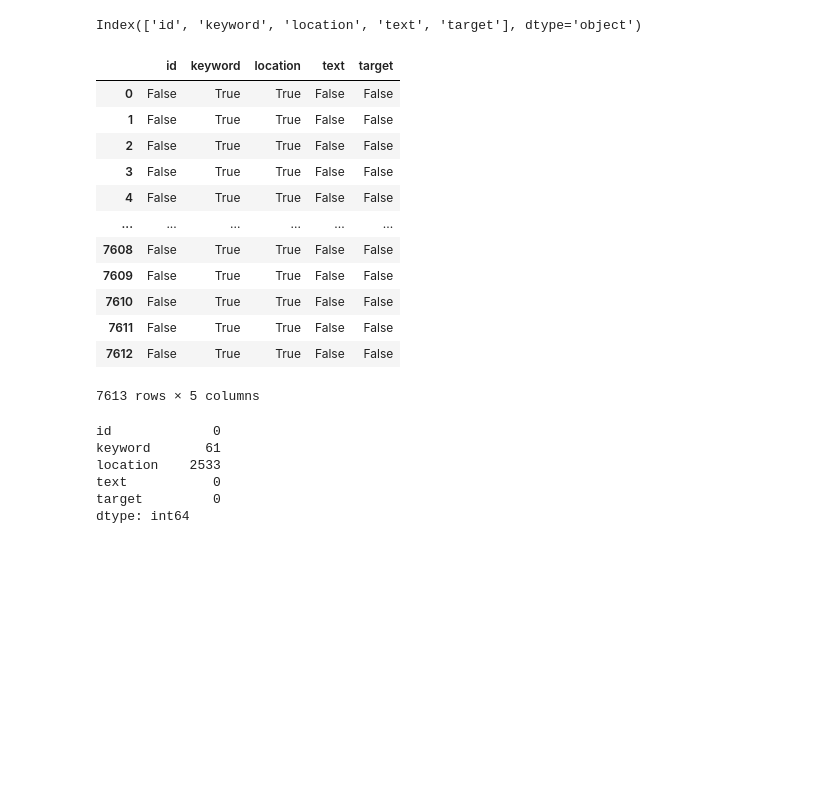
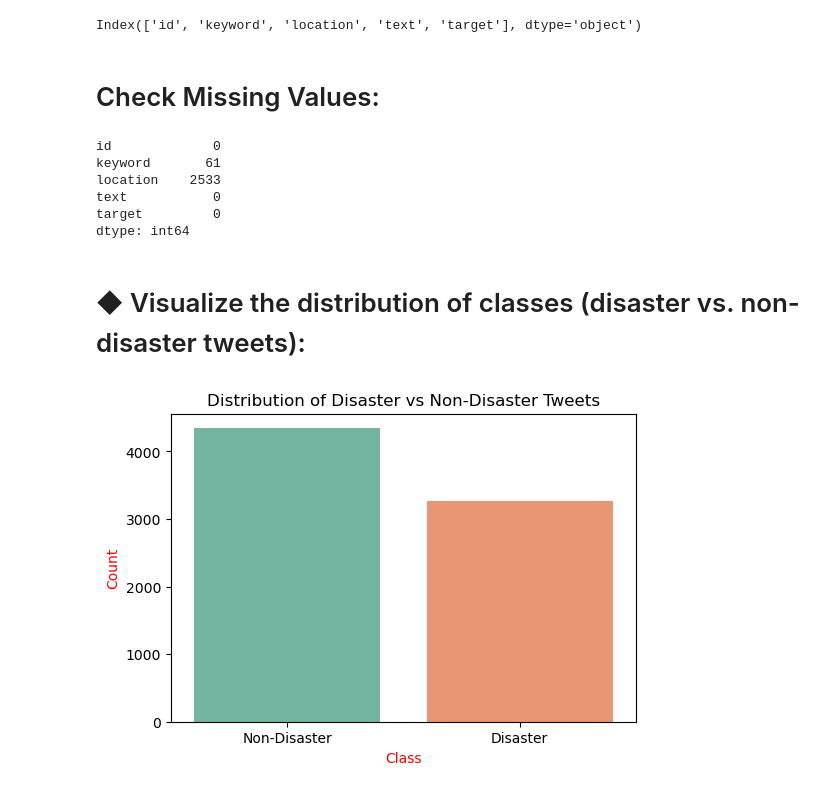
Before and after one commit to analysis86/NLP-Project-for-Disaster-Tweet-Classification, a Jupyter notebook: Note-Book/Part 1_Data Exploration and Preparation.ipynb, the cells around one changed output. Cells and saved outputs as stored; diff of their text form; code cells hidden in the pictures; blank space fills up the shorter version.

Commit message:
add data

```diff
--- a/Note-Book/Part 1_Data Exploration and Preparation.ipynb
+++ b/Note-Book/Part 1_Data Exploration and Preparation.ipynb
@@ -55,22 +88,8 @@ td_data.shape
 td_data.columns
 # %% [output]
 Index(['id', 'keyword', 'location', 'text', 'target'], dtype='object')
-# %%
-td_data.isnull()
-# %% [output]
-|  | id | keyword | location | text | target |
-| 0 | False | True | True | False | False |
-| 1 | False | True | True | False | False |
-| 2 | False | True | True | False | False |
-| 3 | False | True | True | False | False |
-| 4 | False | True | True | False | False |
-| ... | ... | ... | ... | ... | ... |
-| 7608 | False | True | True | False | False |
-| 7609 | False | True | True | False | False |
-| 7610 | False | True | True | False | False |
-| 7611 | False | True | True | False | False |
-| 7612 | False | True | True | False | False |
-7613 rows × 5 columns
+# %% [markdown]
+# Check Missing Values:
 # %%
 td_data.isnull().sum()
 # %% [output]
@@ -80,3 +99,16 @@ location    2533
 text           0
 target         0
 dtype: int64
+# %% [markdown]
+# ◆ Visualize the distribution of classes (disaster vs. non-disaster tweets):
+# %%
+#Using Bar Plot:
+plt.figure(figsize=(6, 4))
+sns.countplot(x='target', data=td_data, palette='Set2')
+plt.title('Distribution of Disaster vs Non-Disaster Tweets')
+plt.xlabel('Class', color='red')
+plt.ylabel('Count',color='red')
+plt.xticks([0, 1], ['Non-Disaster', 'Disaster'])
+plt.show()
+# %% [output]
+[figure, added]
```
Also changed, not shown: parts of 7 cells of this notebook.
